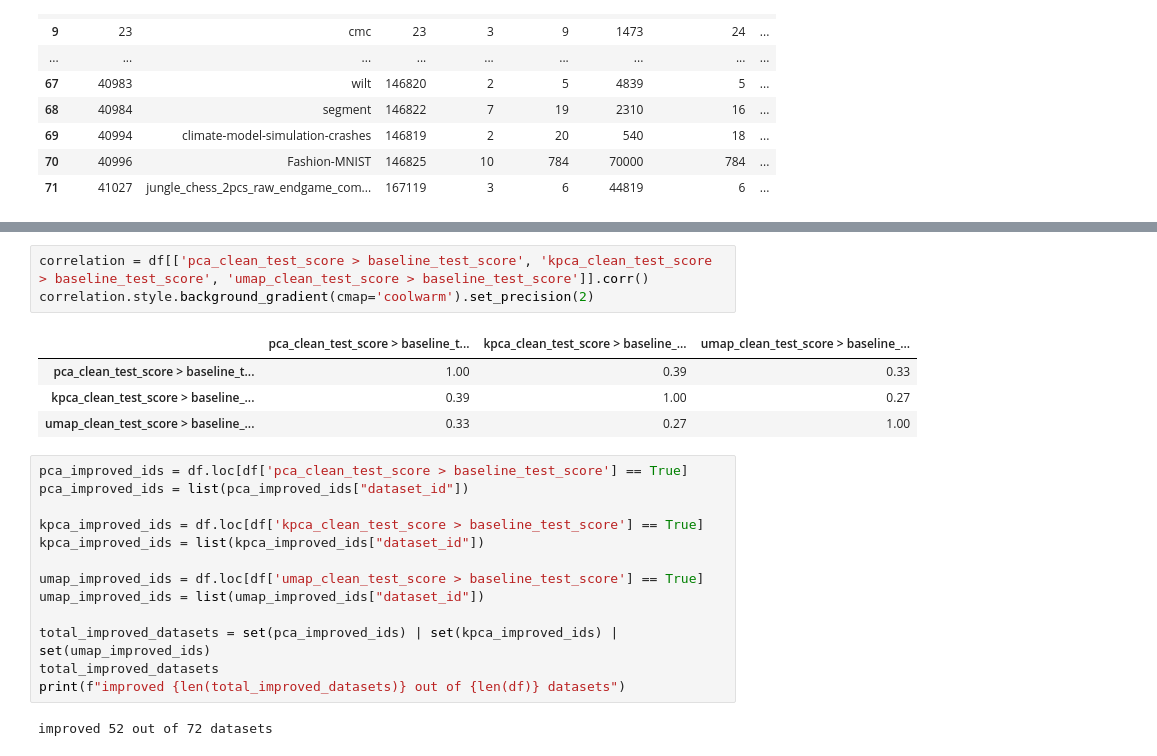
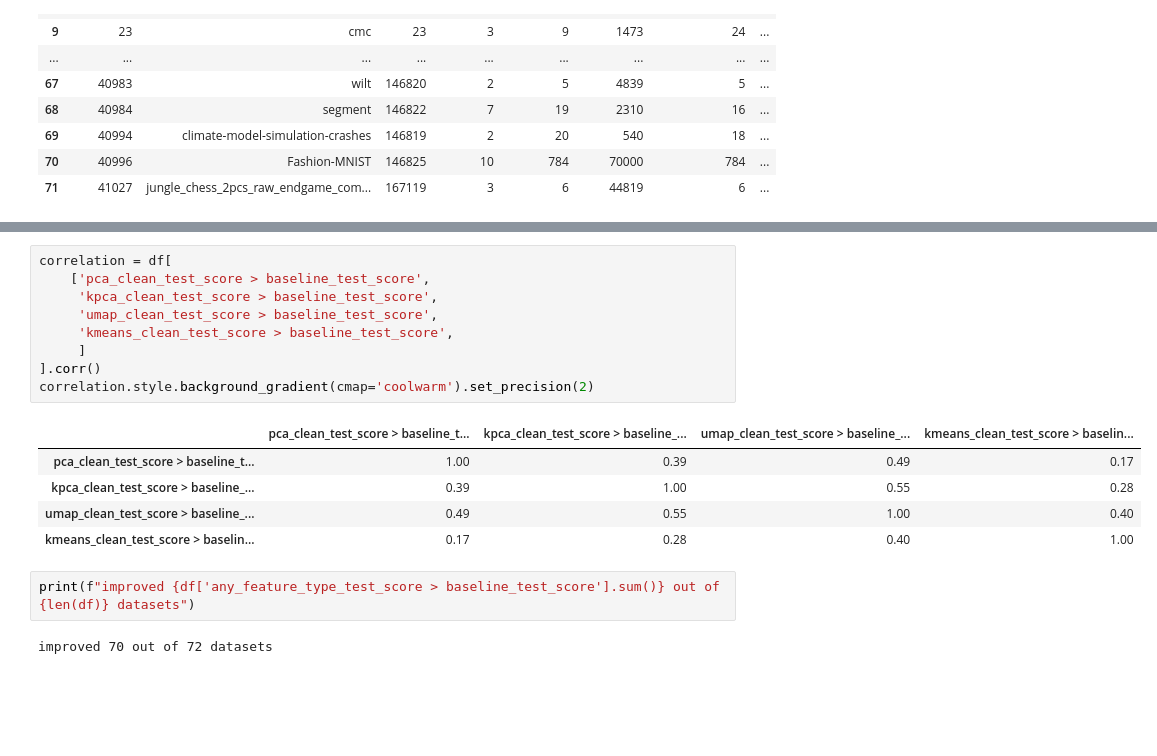
Before and after one commit to Wuuzzaa/thesis, a Jupyter notebook: src/results_plot.ipynb, the cells around one changed output, grey strips where cells are left out. Drawn from its saved outputs; the diff is of its cells as text; blank space fills up the shorter version.

```diff
--- a/src/results_plot.ipynb
+++ b/src/results_plot.ipynb
@@ -419,23 +476,19 @@ Index(['dataset_id', 'dataset_name', 'task_id', 'n_classes', 'n_features',
 # %%
-correlation = df[['pca_clean_test_score > baseline_test_score', 'kpca_clean_test_score > baseline_test_score', 'umap_clean_test_score > baseline_test_score']].corr()
+correlation = df[
+    ['pca_clean_test_score > baseline_test_score',
+     'kpca_clean_test_score > baseline_test_score',
+     'umap_clean_test_score > baseline_test_score',
+     'kmeans_clean_test_score > baseline_test_score',
+     ]
+].corr()
 correlation.style.background_gradient(cmap='coolwarm').set_precision(2)
 # %% [output]
-|  | pca_clean_test_score > baseline_t... | kpca_clean_test_score > baseline_... | umap_clean_test_score > baseline_... |
-| pca_clean_test_score > baseline_t... | 1.00 | 0.39 | 0.33 |
-| kpca_clean_test_score > baseline_... | 0.39 | 1.00 | 0.27 |
-| umap_clean_test_score > baseline_... | 0.33 | 0.27 | 1.00 |
+|  | pca_clean_test_score > baseline_t... | kpca_clean_test_score > baseline_... | umap_clean_test_score > baseline_... | kmeans_clean_test_score > baselin... |
+| pca_clean_test_score > baseline_t... | 1.00 | 0.39 | 0.49 | 0.17 |
+| kpca_clean_test_score > baseline_... | 0.39 | 1.00 | 0.55 | 0.28 |
+| umap_clean_test_score > baseline_... | 0.49 | 0.55 | 1.00 | 0.40 |
+| kmeans_clean_test_score > baselin... | 0.17 | 0.28 | 0.40 | 1.00 |
-# %%
-pca_improved_ids = df.loc[df['pca_clean_test_score > baseline_test_score'] == True]
-pca_improved_ids = list(pca_improved_ids["dataset_id"])
-
-kpca_improved_ids = df.loc[df['kpca_clean_test_score > baseline_test_score'] == True]
-kpca_improved_ids = list(kpca_improved_ids["dataset_id"])
-
-umap_improved_ids = df.loc[df['umap_clean_test_score > baseline_test_score'] == True]
-umap_improved_ids = list(umap_improved_ids["dataset_id"])
-
-total_improved_datasets = set(pca_improved_ids) | set(kpca_improved_ids) | set(umap_improved_ids)
-total_improved_datasets
-print(f"improved {len(total_improved_datasets)} out of {len(df)} datasets")
-# %% [output]
-improved 52 out of 72 datasets
+# %%
+print(f"improved {df['any_feature_type_test_score > baseline_test_score'].sum()} out of {len(df)} datasets")
+# %% [output]
+improved 70 out of 72 datasets
```
Also changed, not shown: parts of 12 cells of this notebook, 2 other files.
